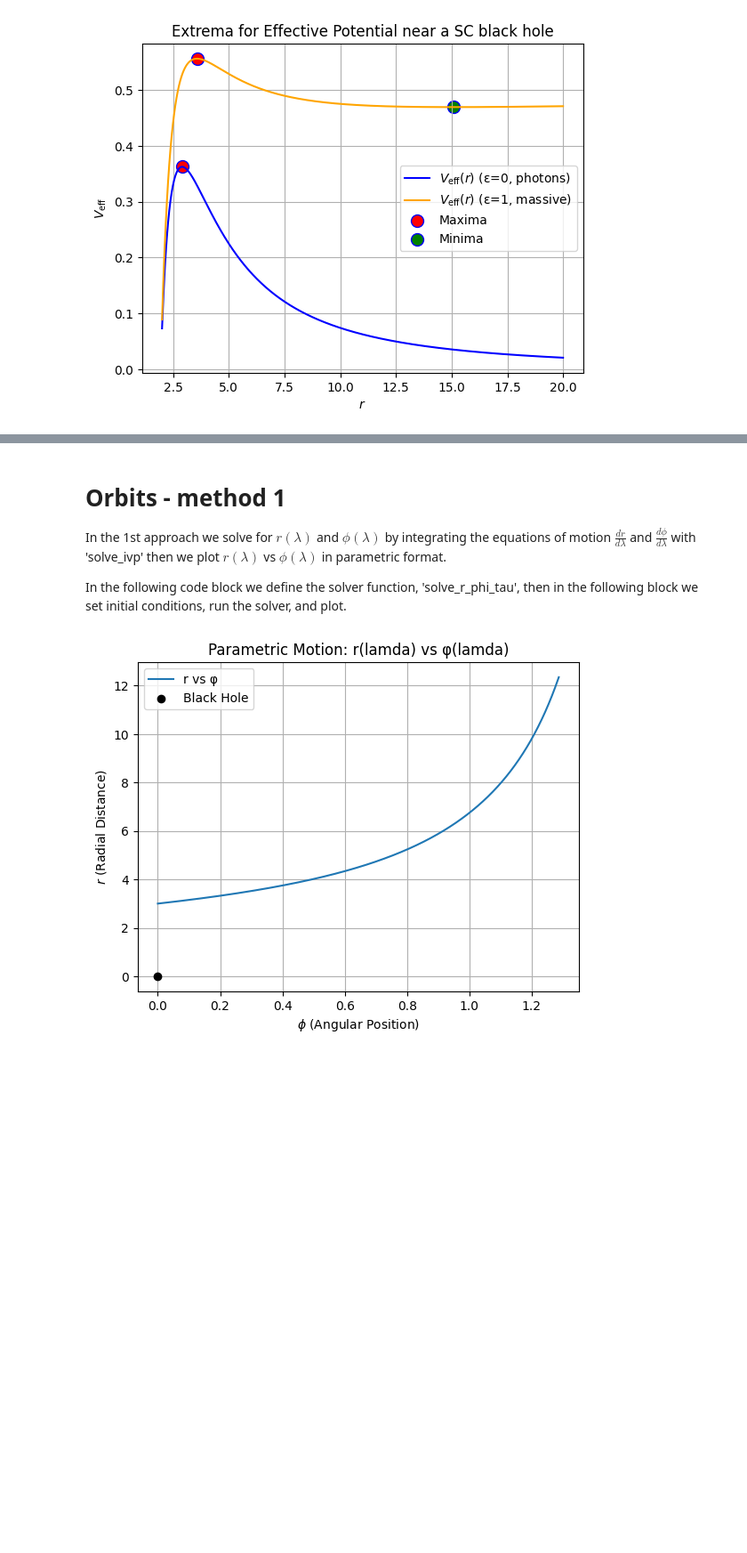
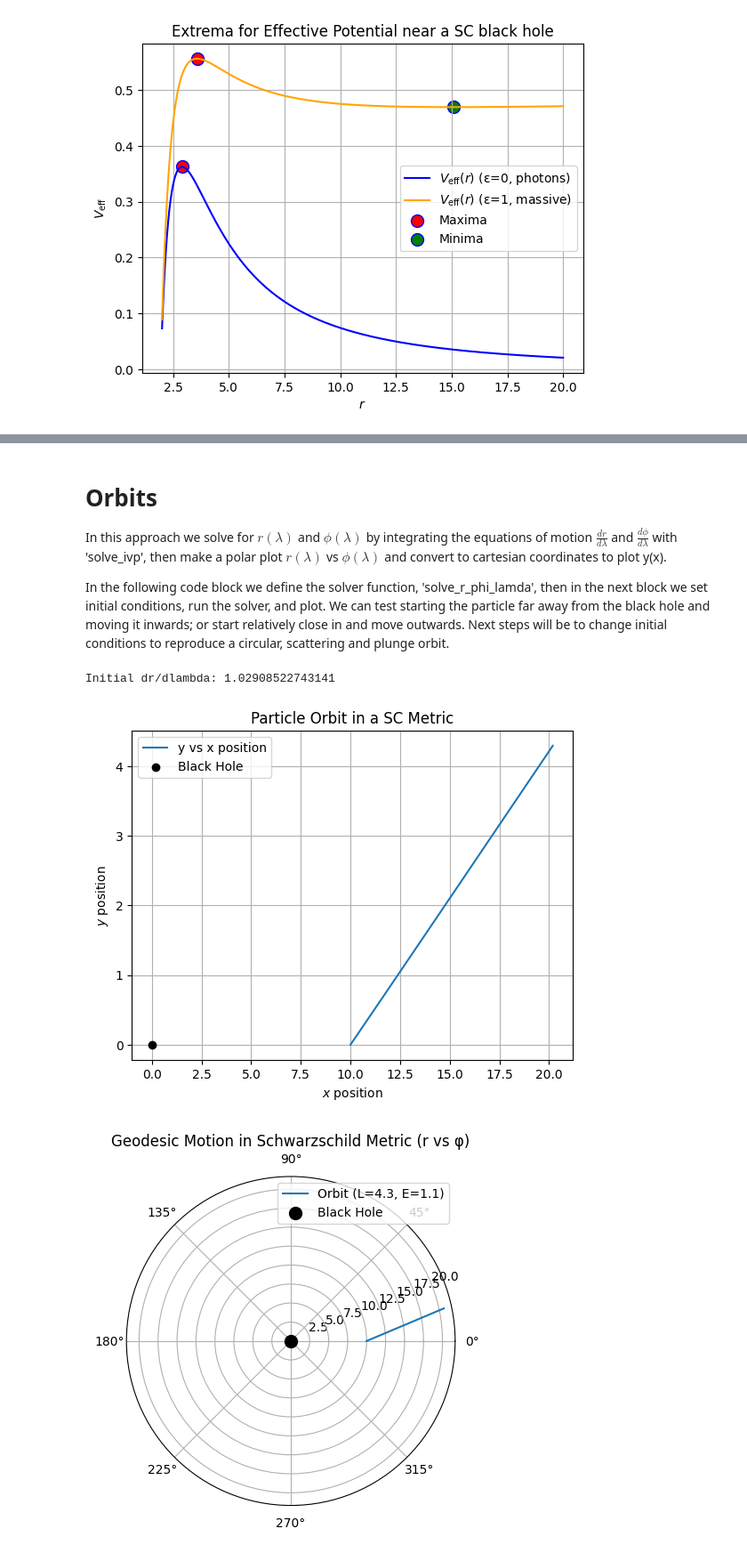
Before and after one commit to AdamSmithOrlik/quantum-black-holes, a Jupyter notebook: sue/research-2.ipynb, the cells around one changed output, grey strips where cells are left out. Shown at 89% size. Cells and saved outputs as stored; diff of their text form; code cells hidden in the pictures; blank space fills up the shorter version.

Commit message:
edited text intros to each code block-Feb19

```diff
--- a/sue/research-2.ipynb
+++ b/sue/research-2.ipynb
@@ -370,9 +350,9 @@ r = 15.0811, V_eff = 0.4695
 # %% [markdown]
-# Orbits - method 1
+# Orbits
 
-In the 1st approach we solve for $r(\lambda)$ and $\phi(\lambda)$ by integrating the equations of motion $\frac{dr}{d\lambda}$ and $\frac{d\phi}{d\lambda}$ with 'solve_ivp' then we plot $r(\lambda)$ vs $\phi(\lambda)$ in parametric format.
+In this approach we solve for $r(\lambda)$ and $\phi(\lambda)$ by integrating the equations of motion $\frac{dr}{d\lambda}$ and $\frac{d\phi}{d\lambda}$ with 'solve_ivp', then make a polar plot $r(\lambda)$ vs $\phi(\lambda)$ and convert to cartesian coordinates to plot y(x).
 
-In the following code block we define the solver function, 'solve_r_phi_tau', then in the following block we set initial conditions, run the solver, and plot.
+In the following code block we define the solver function, 'solve_r_phi_lamda', then in the next block we set initial conditions, run the solver, and plot. We can test starting the particle far away from the black hole and moving it inwards; or start relatively close in and move outwards. Next steps will be to change initial conditions to reproduce a circular, scattering and plunge orbit.
 # %%
 # block 7 - solver to compute r(lambda), phi(lambda)
 
@@ -396,29 +376,60 @@ def solve_r_phi_lamda(params, lamda_range, r_init, phi_init, epsilon=0):
 # %%
 # block 8
 # initial conditions / constants
-r_init = 1.5 * rs1
+#r_init = 1.5 * rs1
+# test
+r_init = 5 * rs1
 params = [E1, L1, M1, Q_b1, Q_c1]
 
+# **** final lamda value is (+) if going away from BH; (-) if going towards the BH ****
 lamda_range = [0, 10]
+#lamda_range = [0, -10]
 phi_init = 0
+
+# **** test to check sign of initial dr/d_lamda value ****
+dt0, dr0, dphi0 = eq_of_motion(0, [0, r_init, phi_init], params, epsilon=0)
+print(f"Initial dr/dlambda: {dr0}")
 
 sol_y = solve_r_phi_lamda(params, lamda_range, r_init, phi_init, epsilon=0)
 
 if not sol_y.success:
     print("Integration failed:", sol_y.message)
 
 # get results for r(lamda) and phi(lamda)
-r_vals2 = sol_y.y[1]  # radial distances
-phi_vals2 = sol_y.y[2]  # angular positions
+r2 = sol_y.y[1]  # radial distances
+phi2 = sol_y.y[2]  # angular positions
+
+x2 = r2 * np.cos(phi2)
+y2 = r2 * np.sin(phi2)
+
+# cartesian coordinates
+plt.plot(x2, y2, label=f'y vs x position')
+plt.scatter([0], [0], color='black', label='Black Hole', zorder=5)
+plt.xlabel(r'$x$ position')
+plt.ylabel(r'$y$ position')
+plt.title('Particle Orbit in a SC Metric')
+plt.legend()
+plt.grid(True)
+plt.show()
+
+# polar plot
+plt.polar(phi2, r2, label=f'Orbit (L={L1}, E={E1})')
+plt.scatter([0], [0], color='black', marker='o', s=100, label='Black Hole', zorder=5)
+plt.title('Geodesic Motion in Schwarzschild Metric (r vs φ)')
+plt.legend()
+plt.grid(True)
+plt.show()
 
 # parametric plot: r(lamda) vs phi(lamda)
-plt.plot(phi_vals2, r_vals2, label=f'r vs φ')
+plt.plot(phi2, r2, label=f'r vs φ')
 plt.scatter([0], [0], color='black', label='Black Hole', zorder=5)
 plt.xlabel(r'$\phi$ (Angular Position)')
 plt.ylabel(r'$r$ (Radial Distance)')
 plt.title('Parametric Motion: r(lamda) vs φ(lamda)')
 plt.legend()
 plt.grid(True)
 plt.show()
 # %% [output]
+Initial dr/dlambda: 1.02908522743141
-[figure, old version]
+[figure, new version]
+[figure, added]
```
Also changed, not shown: parts of 11 cells of this notebook.
